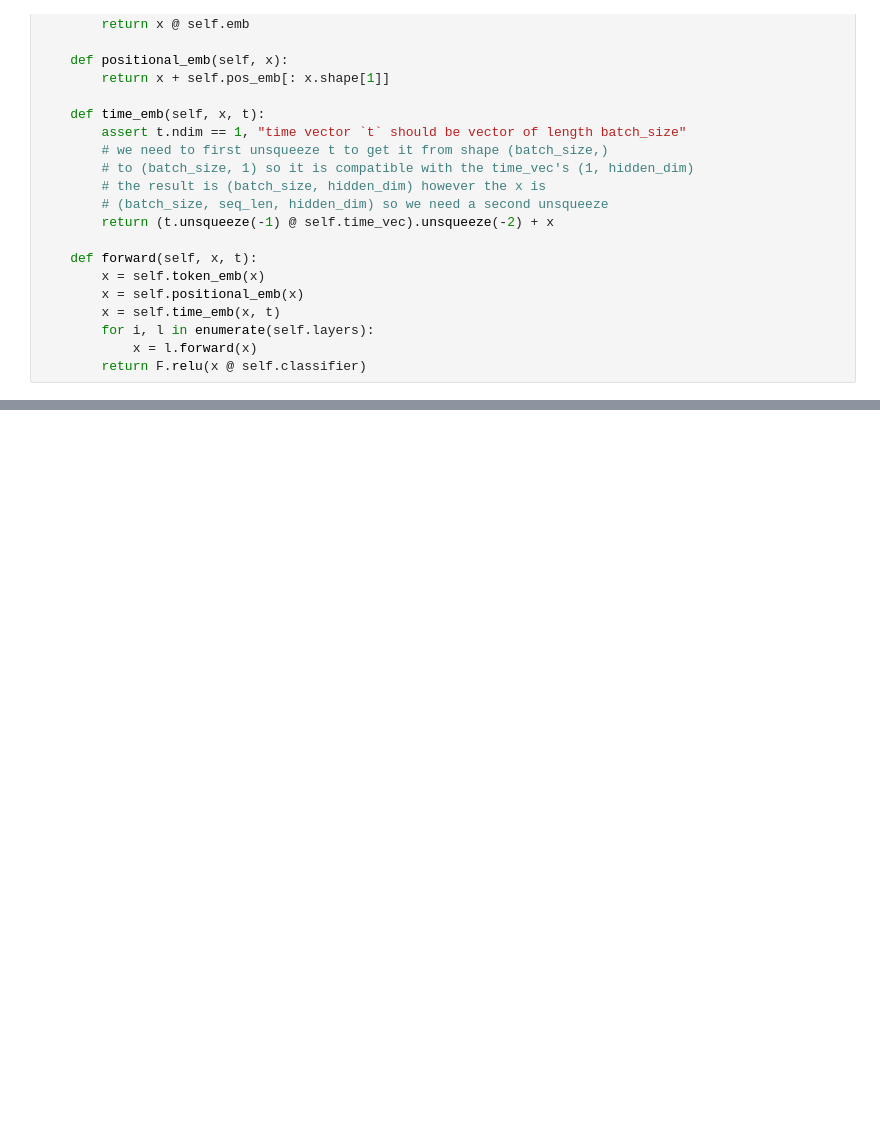
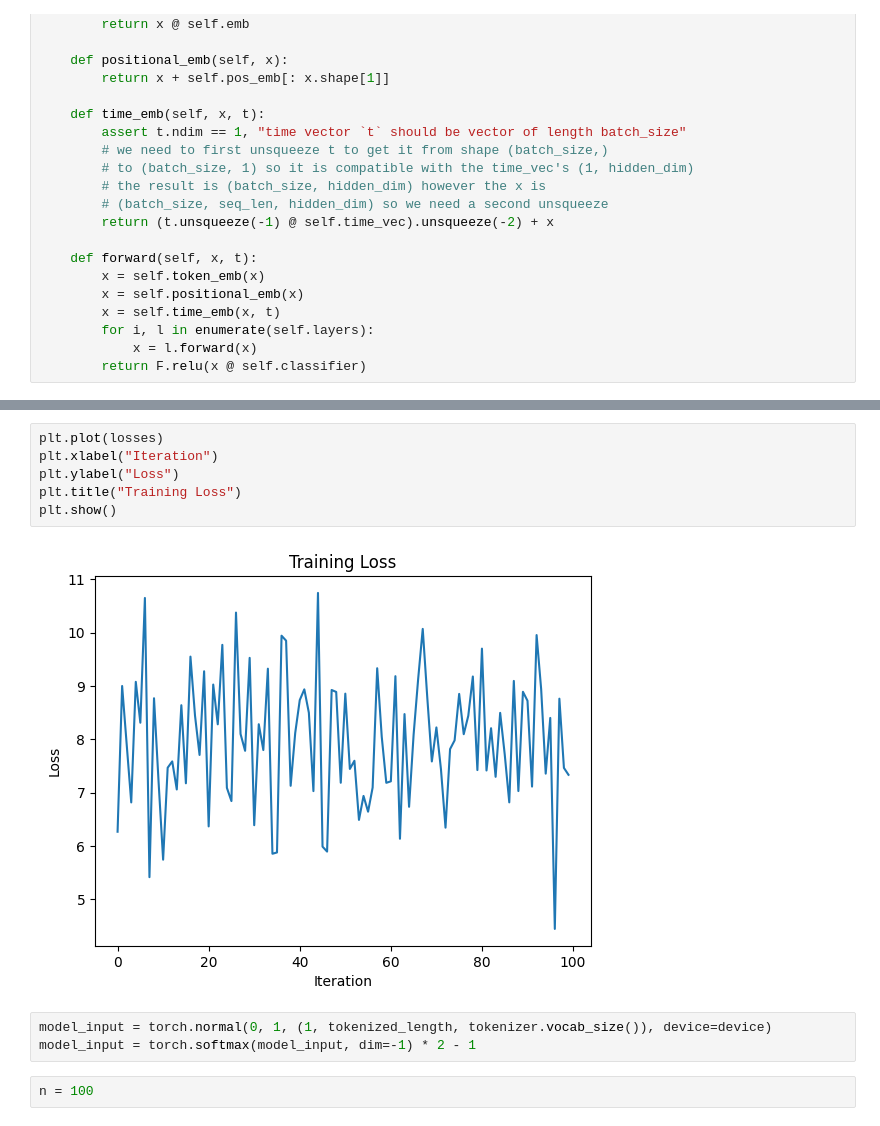
Before and after one commit to johng149/BayesianFlowNet, a Jupyter notebook: exp/learned_beta.ipynb, the cells around one changed output, grey strips where cells are left out. Saved outputs shown, nothing was run; the diff lists cells and outputs as text; blank space fills up the shorter version.

```diff
--- a/exp/learned_beta.ipynb
+++ b/exp/learned_beta.ipynb
@@ -355,0 +567,13 @@ Training completed!
+# %%
+plt.plot(losses)
+plt.xlabel("Iteration")
+plt.ylabel("Loss")
+plt.title("Training Loss")
+plt.show()
+# %% [output]
+[figure, added]
+# %%
+model_input = torch.normal(0, 1, (1, tokenized_length, tokenizer.vocab_size()), device=device)
+model_input = torch.softmax(model_input, dim=-1) * 2 - 1
+# %%
+n = 100
```
Also changed, not shown: parts of 5 cells of this notebook.
